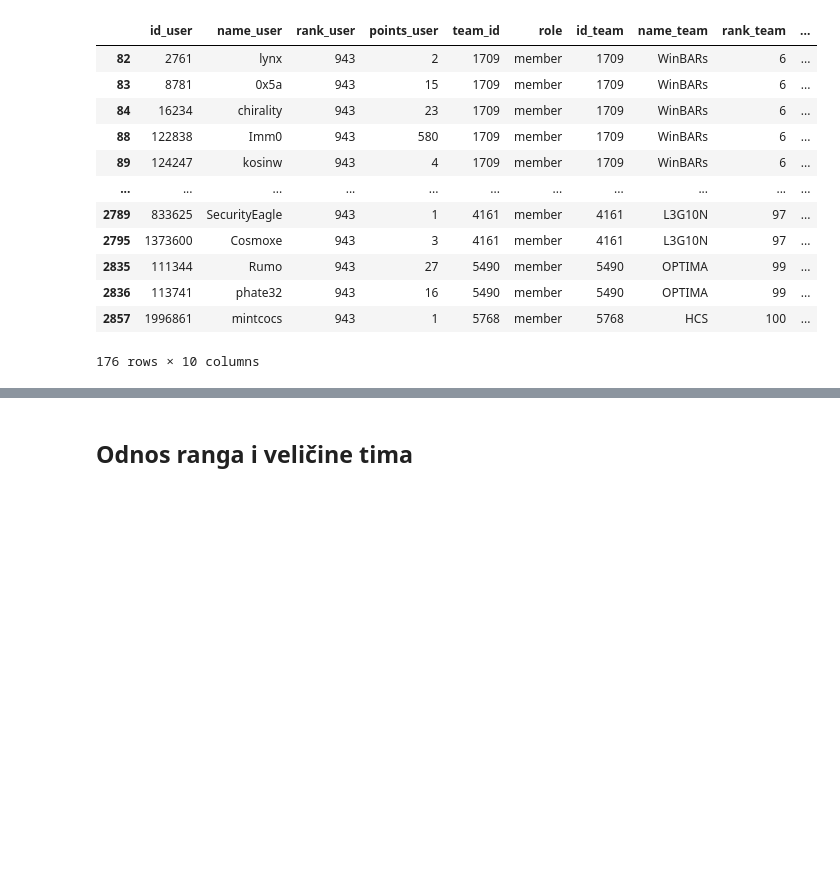
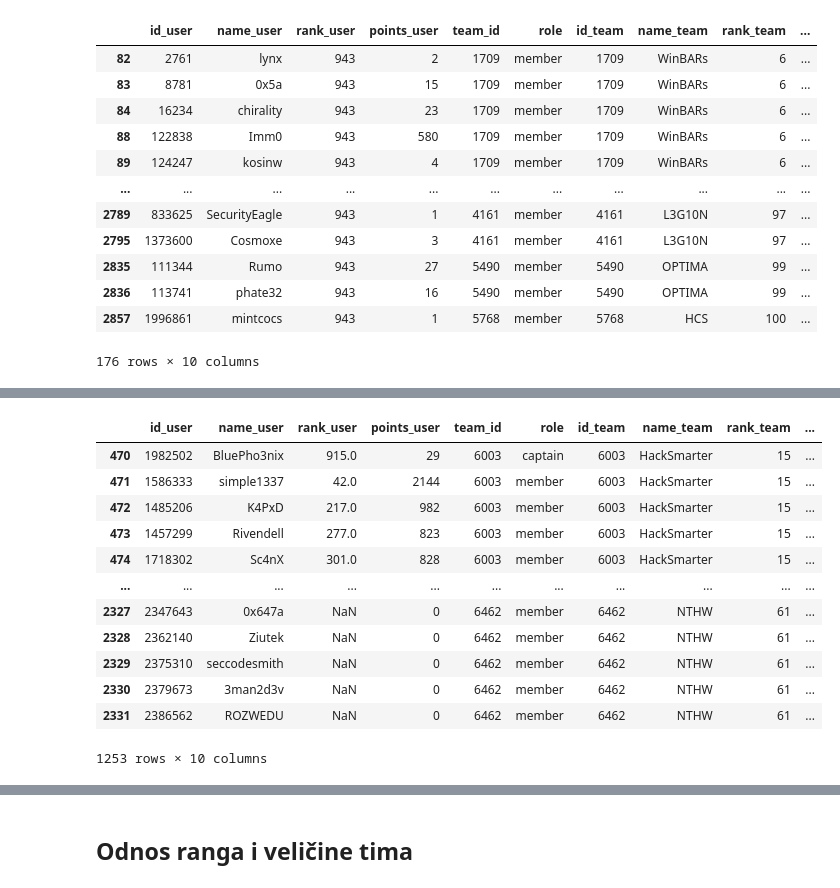
Before and after one commit to dfili/DIPRAD, a Jupyter notebook: HTB/htb_analiza.ipynb, the cells around one changed output, grey strips where cells are left out. Cells and saved outputs as stored; diff of their text form; code cells hidden in the pictures; blank space fills up the shorter version.

```diff
--- a/HTB/htb_analiza.ipynb
+++ b/HTB/htb_analiza.ipynb
@@ -399,0 +398,16 @@ Name: rank_user, Length: 2865, dtype: object
+# %%
+rank_statistics[rank_statistics['id_team'].isin([6462,2102, 6003])]
+# %% [output]
+|  | id_user | name_user | rank_user | points_user | team_id | role | id_team | name_team | rank_team | ... |
+| 470 | 1982502 | BluePho3nix | 915.0 | 29 | 6003 | captain | 6003 | HackSmarter | 15 | ... |
+| 471 | 1586333 | simple1337 | 42.0 | 2144 | 6003 | member | 6003 | HackSmarter | 15 | ... |
+| 472 | 1485206 | K4PxD | 217.0 | 982 | 6003 | member | 6003 | HackSmarter | 15 | ... |
+| 473 | 1457299 | Rivendell | 277.0 | 823 | 6003 | member | 6003 | HackSmarter | 15 | ... |
+| 474 | 1718302 | Sc4nX | 301.0 | 828 | 6003 | member | 6003 | HackSmarter | 15 | ... |
+| ... | ... | ... | ... | ... | ... | ... | ... | ... | ... | ... |
+| 2327 | 2347643 | 0x647a | NaN | 0 | 6462 | member | 6462 | NTHW | 61 | ... |
+| 2328 | 2362140 | Ziutek | NaN | 0 | 6462 | member | 6462 | NTHW | 61 | ... |
+| 2329 | 2375310 | seccodesmith | NaN | 0 | 6462 | member | 6462 | NTHW | 61 | ... |
+| 2330 | 2379673 | 3man2d3v | NaN | 0 | 6462 | member | 6462 | NTHW | 61 | ... |
+| 2331 | 2386562 | ROZWEDU | NaN | 0 | 6462 | member | 6462 | NTHW | 61 | ... |
+1253 rows × 10 columns
```
Also changed, not shown: parts of 14 cells of this notebook, 3 other files.
